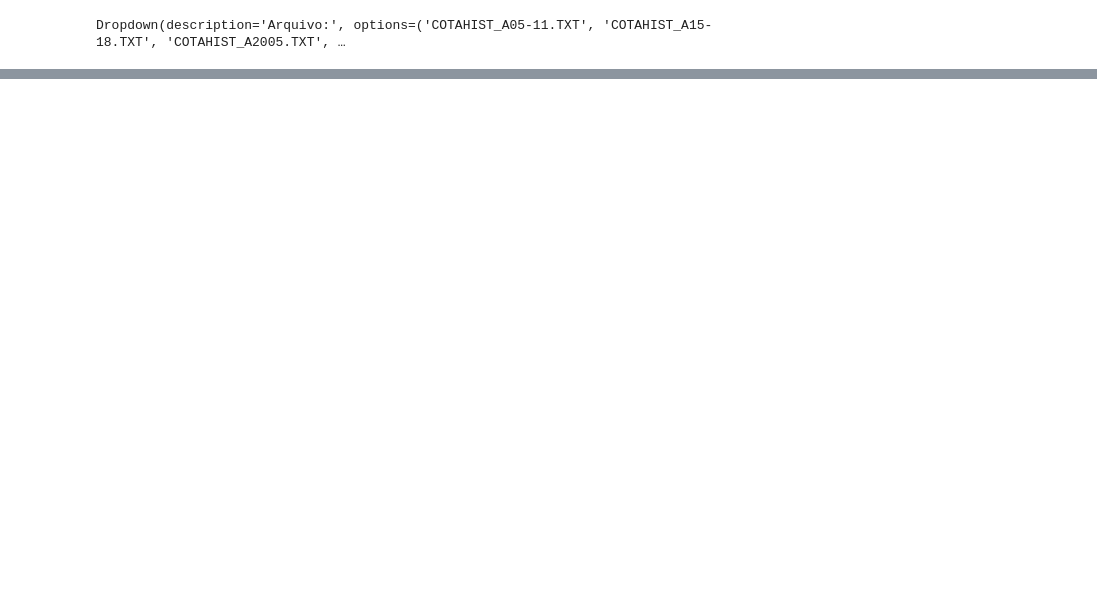
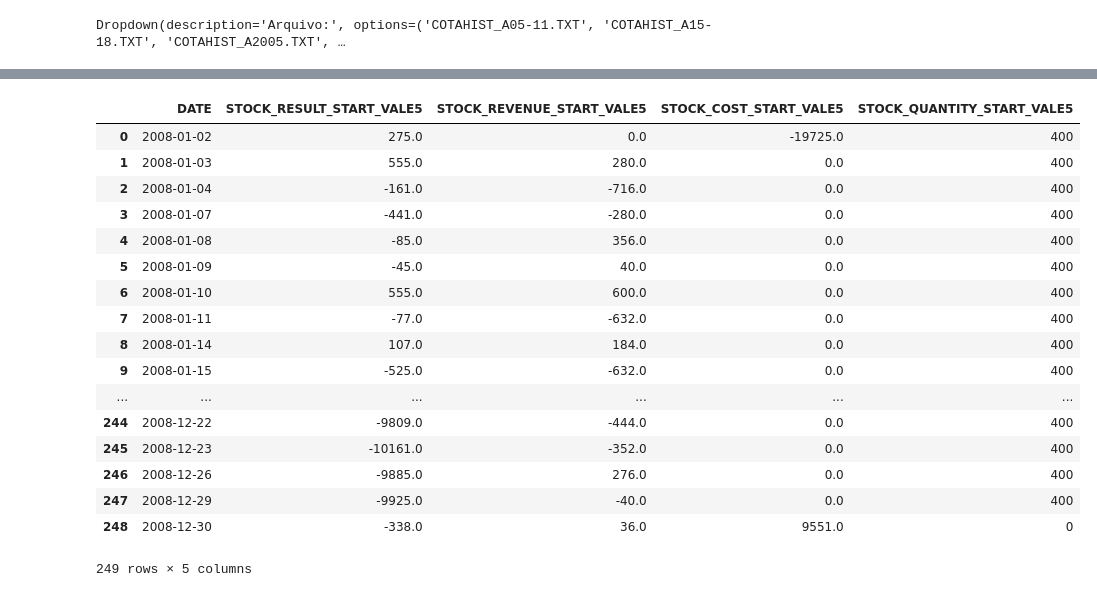
Before and after one commit to candreoliveira/bovespa, a Jupyter notebook: notebooks/Ratio Analysis.ipynb, the cells around one changed output, grey strips where cells are left out. Saved outputs shown, nothing was run; the diff lists cells and outputs as text; code cells hidden in the pictures; blank space fills up the shorter version.

```diff
--- a/notebooks/Ratio Analysis.ipynb
+++ b/notebooks/Ratio Analysis.ipynb
@@ -606,3 +541,24 @@ STOCK_RESULT_START_RATIO
+# %%
+result_start_stock1
+# %% [output]
+|  | DATE | STOCK_RESULT_START_VALE5 | STOCK_REVENUE_START_VALE5 | STOCK_COST_START_VALE5 | STOCK_QUANTITY_START_VALE5 |
+| 0 | 2008-01-02 | 275.0 | 0.0 | -19725.0 | 400 |
+| 1 | 2008-01-03 | 555.0 | 280.0 | 0.0 | 400 |
+| 2 | 2008-01-04 | -161.0 | -716.0 | 0.0 | 400 |
+| 3 | 2008-01-07 | -441.0 | -280.0 | 0.0 | 400 |
+| 4 | 2008-01-08 | -85.0 | 356.0 | 0.0 | 400 |
+| 5 | 2008-01-09 | -45.0 | 40.0 | 0.0 | 400 |
+| 6 | 2008-01-10 | 555.0 | 600.0 | 0.0 | 400 |
+| 7 | 2008-01-11 | -77.0 | -632.0 | 0.0 | 400 |
+| 8 | 2008-01-14 | 107.0 | 184.0 | 0.0 | 400 |
+| 9 | 2008-01-15 | -525.0 | -632.0 | 0.0 | 400 |
+| ... | ... | ... | ... | ... | ... |
+| 244 | 2008-12-22 | -9809.0 | -444.0 | 0.0 | 400 |
+| 245 | 2008-12-23 | -10161.0 | -352.0 | 0.0 | 400 |
+| 246 | 2008-12-26 | -9885.0 | 276.0 | 0.0 | 400 |
+| 247 | 2008-12-29 | -9925.0 | -40.0 | 0.0 | 400 |
+| 248 | 2008-12-30 | -338.0 | 36.0 | 9551.0 | 0 |
+249 rows × 5 columns
 # %%
 #####################################################################################################
 #####################################################################################################
```
Also changed, not shown: parts of 10 cells of this notebook.
